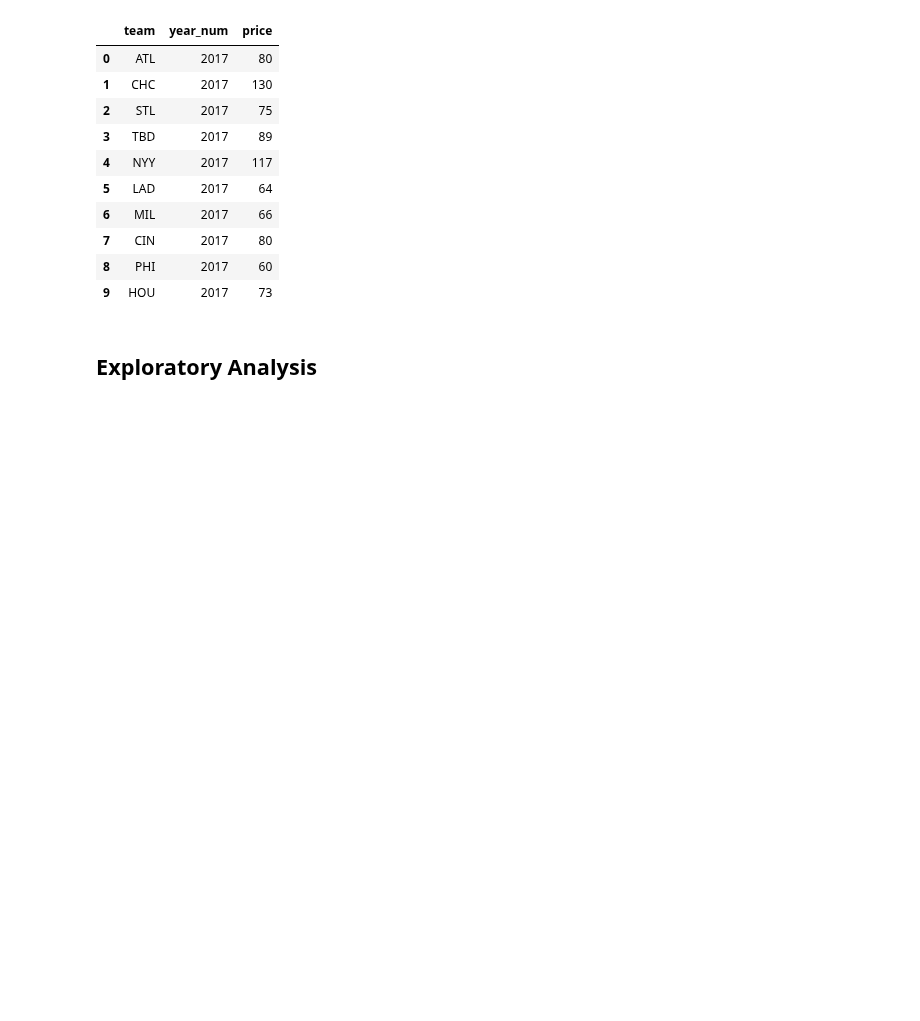
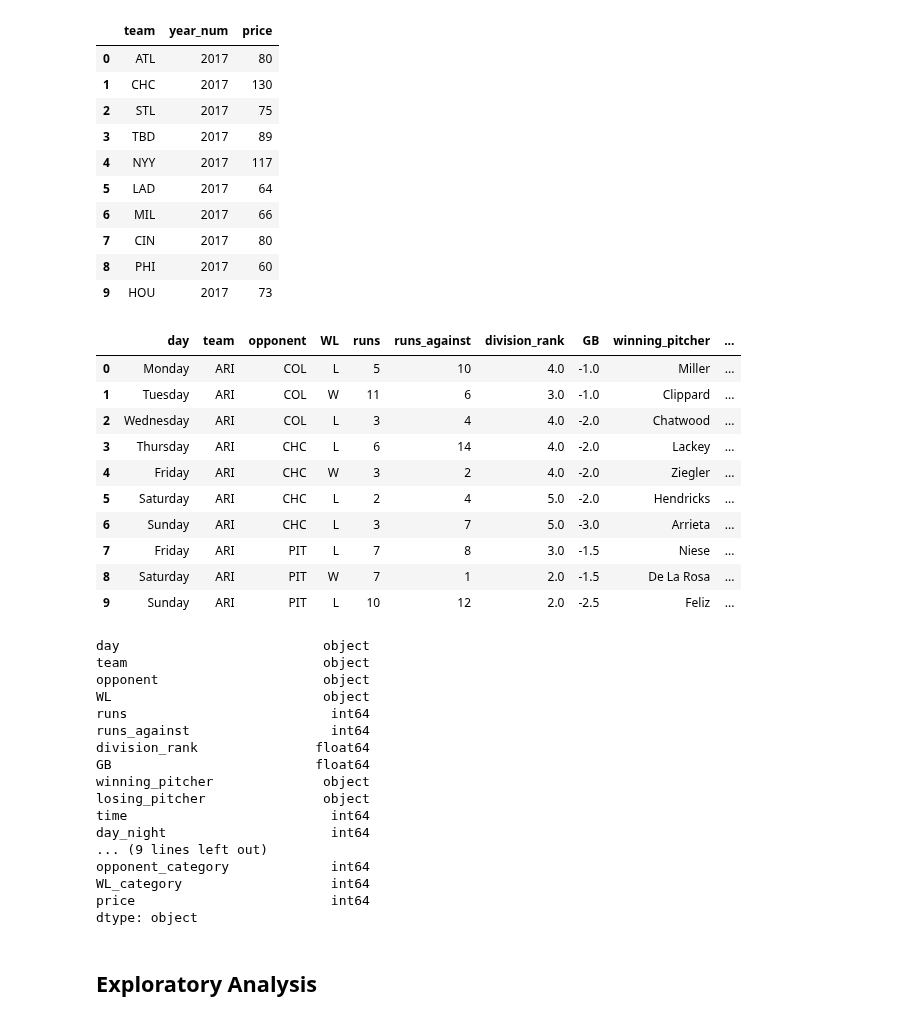
Before and after one commit to str007/Thinkful, a Jupyter notebook: Final_Capstone.ipynb, the cells around one changed output. Drawn from its saved outputs; the diff is of its cells as text; code cells hidden in the pictures; blank space fills up the shorter version.

```diff
--- a/Final_Capstone.ipynb
+++ b/Final_Capstone.ipynb
@@ -342,6 +342,37 @@ ticket_prices.head(10)
 # %%
 #Merge our dataframes (prices and team_df)
 
 team_df = pd.merge(team_df, ticket_prices, how='inner', on=['team', 'year_num'])
+display(team_df.head(10))
+team_df.dtypes
+# %% [output]
+|  | day | team | opponent | WL | runs | runs_against | division_rank | GB | winning_pitcher | ... |
+| 0 | Monday | ARI | COL | L | 5 | 10 | 4.0 | -1.0 | Miller | ... |
+| 1 | Tuesday | ARI | COL | W | 11 | 6 | 3.0 | -1.0 | Clippard | ... |
+| 2 | Wednesday | ARI | COL | L | 3 | 4 | 4.0 | -2.0 | Chatwood | ... |
+| 3 | Thursday | ARI | CHC | L | 6 | 14 | 4.0 | -2.0 | Lackey | ... |
+| 4 | Friday | ARI | CHC | W | 3 | 2 | 4.0 | -2.0 | Ziegler | ... |
+| 5 | Saturday | ARI | CHC | L | 2 | 4 | 5.0 | -2.0 | Hendricks | ... |
+| 6 | Sunday | ARI | CHC | L | 3 | 7 | 5.0 | -3.0 | Arrieta | ... |
+| 7 | Friday | ARI | PIT | L | 7 | 8 | 3.0 | -1.5 | Niese | ... |
+| 8 | Saturday | ARI | PIT | W | 7 | 1 | 2.0 | -1.5 | De La Rosa | ... |
+| 9 | Sunday | ARI | PIT | L | 10 | 12 | 2.0 | -2.5 | Feliz | ... |
+day                          object
+team                         object
+opponent                     object
+WL                           object
+runs                          int64
+runs_against                  int64
+division_rank               float64
+GB                          float64
+winning_pitcher              object
+losing_pitcher               object
+time                          int64
+day_night                     int64
+... (9 lines left out)
+opponent_category             int64
+WL_category                   int64
+price                         int64
+dtype: object
 # %% [markdown]
 ## Exploratory Analysis
```
Also changed, not shown: parts of 17 cells of this notebook.
